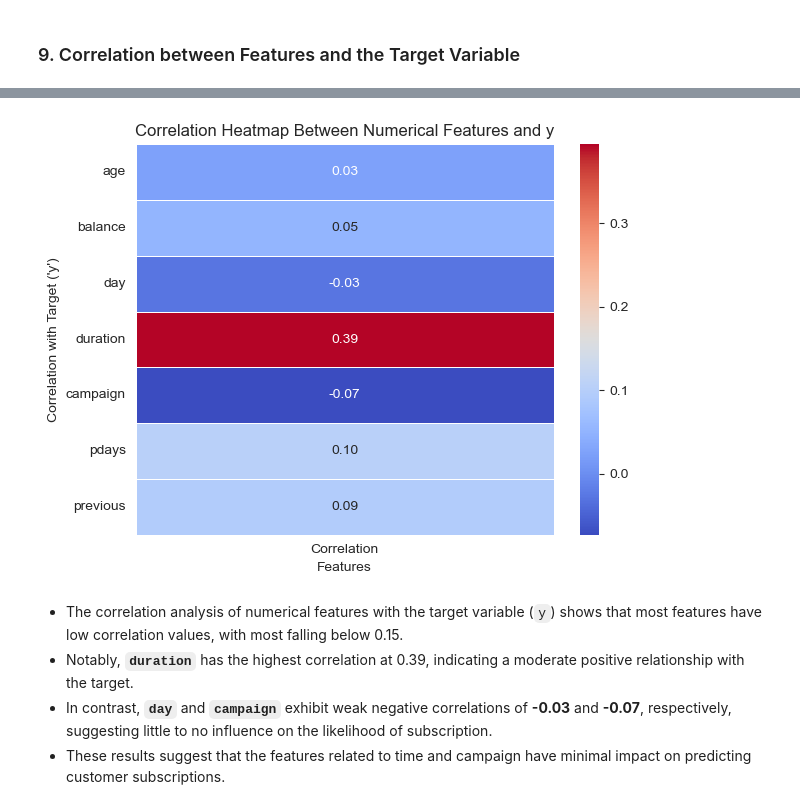
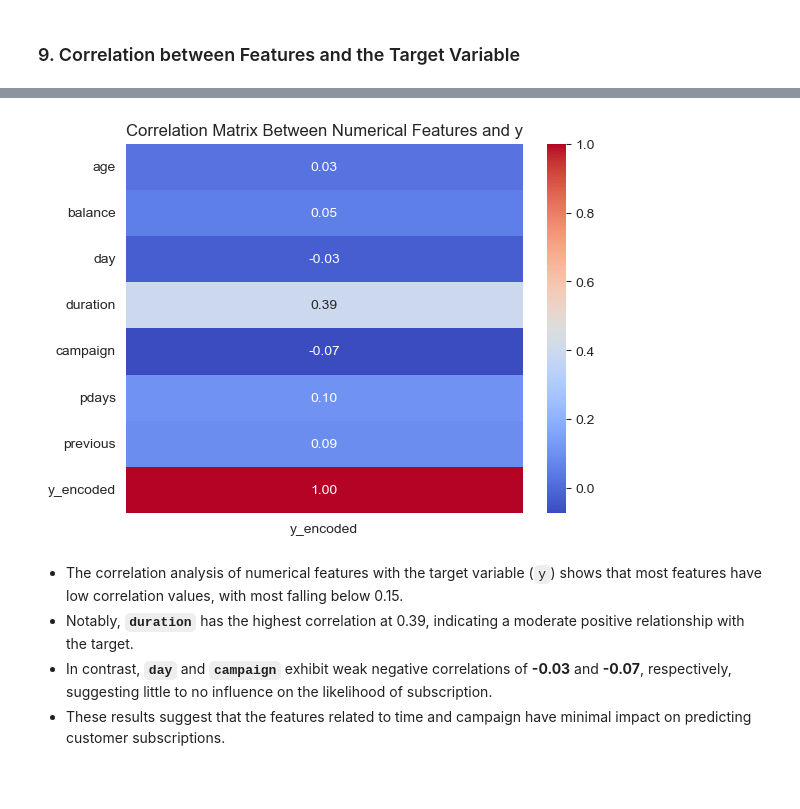
Before and after one commit to senuli-w/CM2604, a Jupyter notebook: 2330973.ipynb, the cells around one changed output, grey strips where cells are left out. Drawn from its saved outputs; the diff is of its cells as text; code cells hidden in the pictures; blank space fills up the shorter version.

```diff
--- a/2330973.ipynb
+++ b/2330973.ipynb
@@ -481,36 +490,26 @@ plt.show()
 # %%
-# Numerical features
+# Encode the target variable temporarily for correlation calculation
+y_encoded = df['y'].map({'yes': 1, 'no': 0})
 
-# Encode the target variable 'y' to numerical format for correlation calculation
-df['y_encoded'] = df['y'].map({'yes': 1, 'no': 0})
+# Append the encoded target to the numerical features for a combined correlation matrix
+numerical_features_with_target = df[numerical_features].copy()
+numerical_features_with_target['y_encoded'] = y_encoded
 
-# Select numerical features and calculate correlation with the target variable
-correlations = df[numerical_features].corr()['y_encoded'].drop('y_encoded')  # Correlation with the target
+# Calculate the correlation matrix
+correlation_matrix = numerical_features_with_target.corr()
 
-# Convert to DataFrame for better visualization in heatmap
-correlation_df = correlations.reset_index()
-correlation_df.columns = ['Feature', 'Correlation']
-
-# Plot the heatmap vertically
-plt.figure()  # Adjust width for horizontal alignment
+# Plot the heatmap
 sns.heatmap(
-    correlation_df.set_index('Feature'),
+    correlation_matrix[['y_encoded']],
     annot=True,
     cmap='coolwarm',
-    cbar=True,
     fmt=".2f",
-    linewidths=0.5
+    cbar=True
 )
-plt.title("Correlation Heatmap Between Numerical Features and y")
-plt.xlabel("Features")
-plt.ylabel("Correlation with Target ('y')")
-plt.tight_layout()
+plt.title("Correlation Matrix Between Numerical Features and y")
 plt.show()
-
-# Clean up the temporary encoded column
-df.drop(columns=['y_encoded'], inplace=True)
 # %% [output]
-[figure, old version]
+[figure, new version]
 # %% [markdown]
 - The correlation analysis of numerical features with the target variable (`y`) shows that most features have low correlation values, with most falling below 0.15.
 - Notably, **`duration`** has the highest correlation at 0.39, indicating a moderate positive relationship with the target.
```
Also changed, not shown: parts of 35 cells of this notebook.
